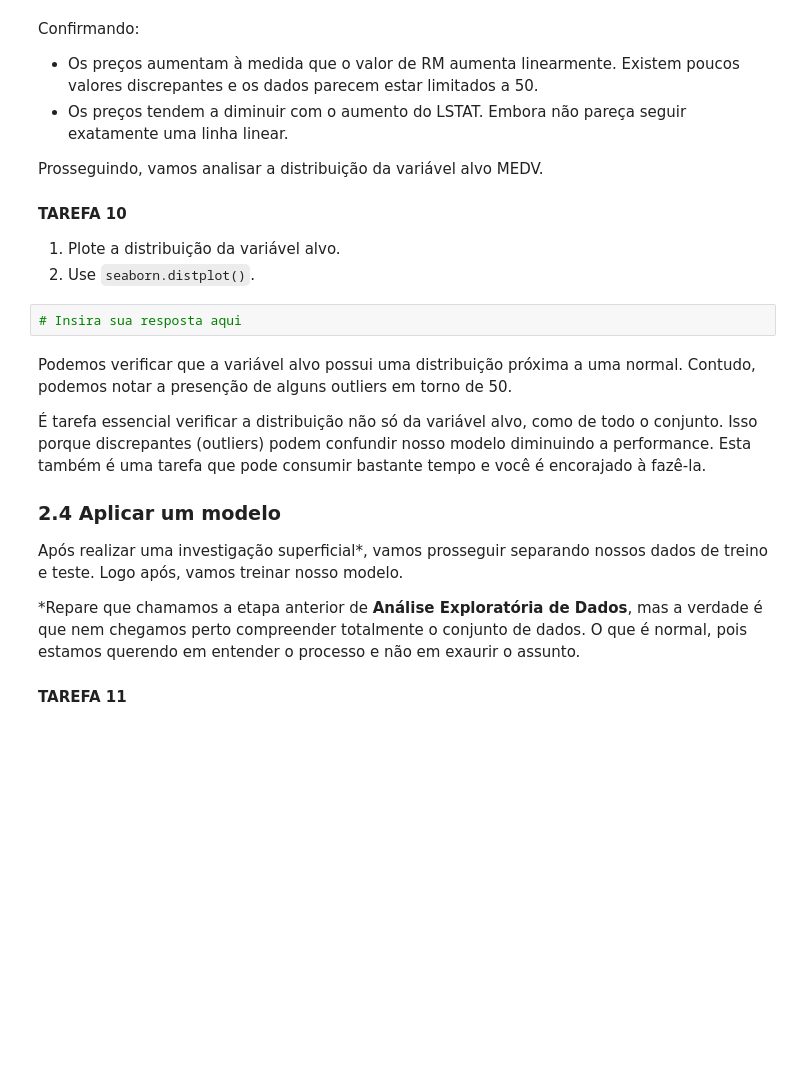
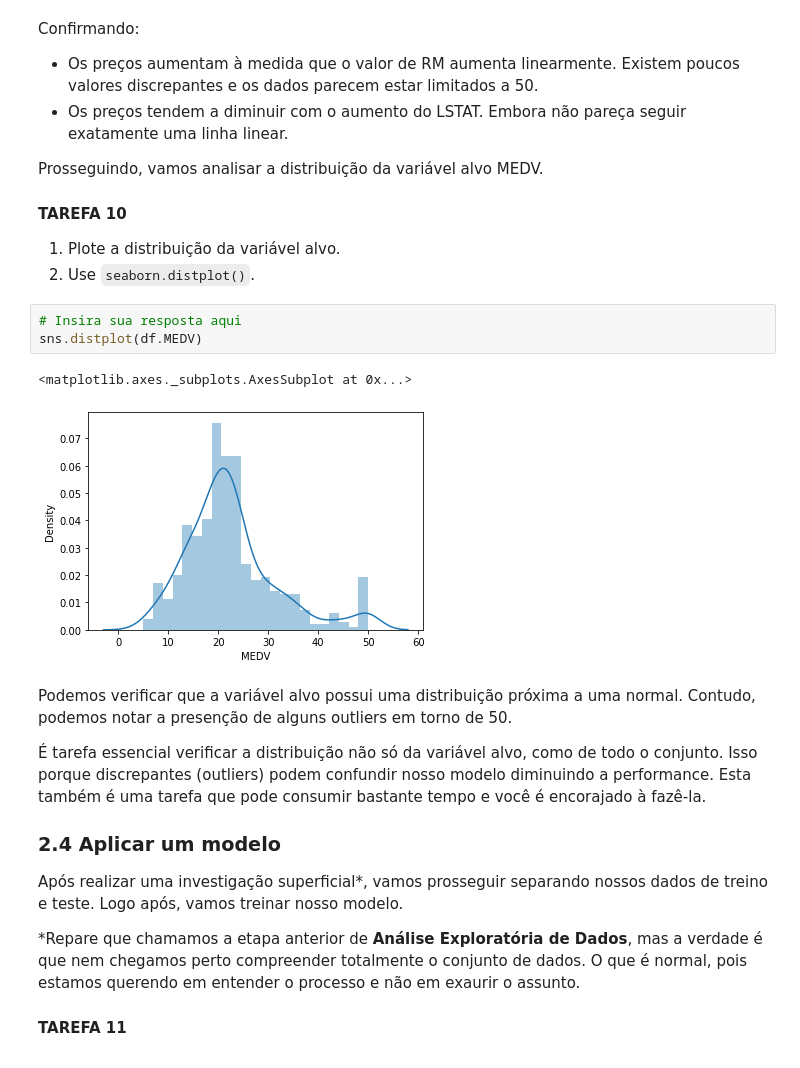
Before and after one commit to robsonbfreitas/br-regression-project, a Jupyter notebook: regression-project-br.ipynb, the cells around one changed output. Drawn from its saved outputs; the diff is of its cells as text; blank space fills up the shorter version.

```diff
--- a/regression-project-br.ipynb
+++ b/regression-project-br.ipynb
@@ -245,6 +252,10 @@ Prosseguindo, vamos analisar a distribuição da variável alvo MEDV.
 2. Use `seaborn.distplot()`.
 # %%
 # Insira sua resposta aqui
+sns.distplot(df.MEDV)
+# %% [output]
+<matplotlib.axes._subplots.AxesSubplot at 0x...>
+[figure, added]
 # %% [markdown]
 Podemos verificar que a variável alvo possui uma distribuição próxima a uma normal. Contudo, podemos notar a presenção de alguns outliers em torno de 50.
 
```
Also changed, not shown: parts of 2 cells of this notebook.
